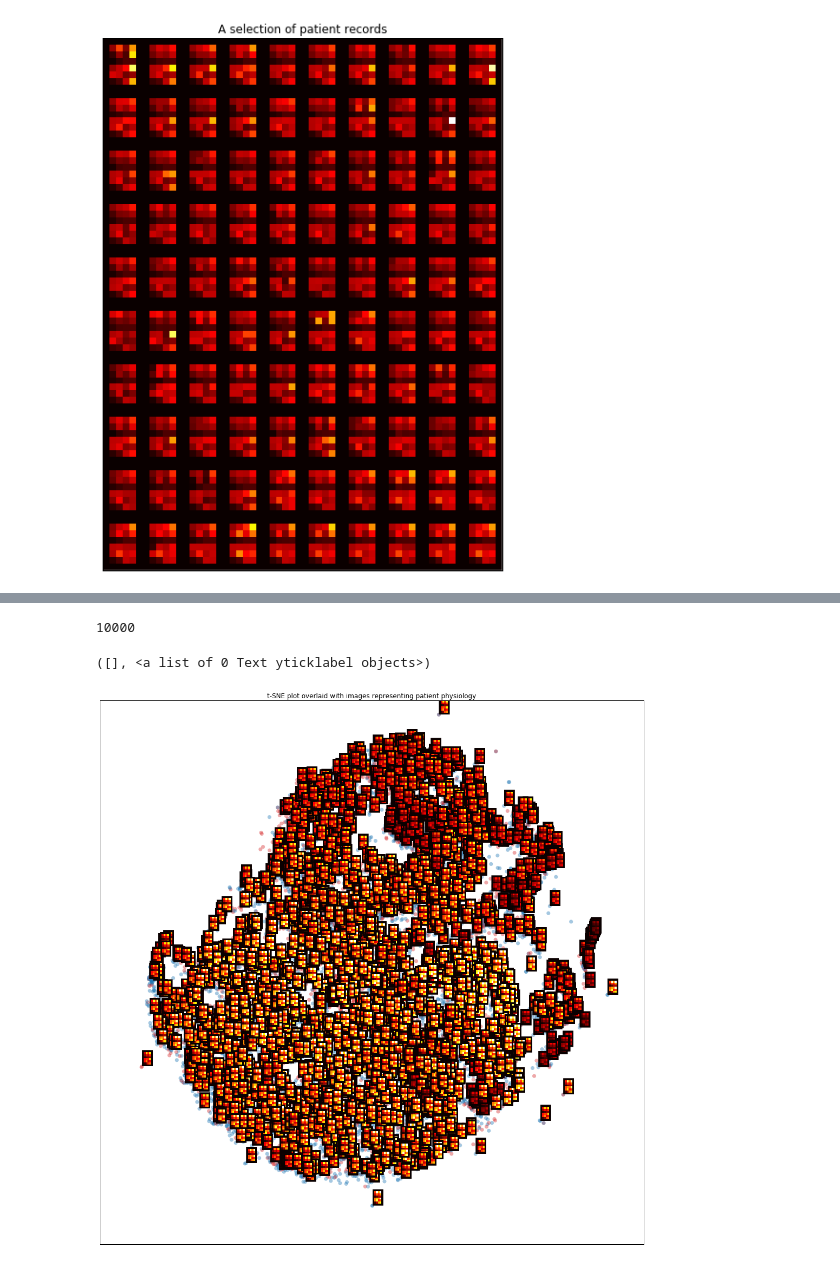
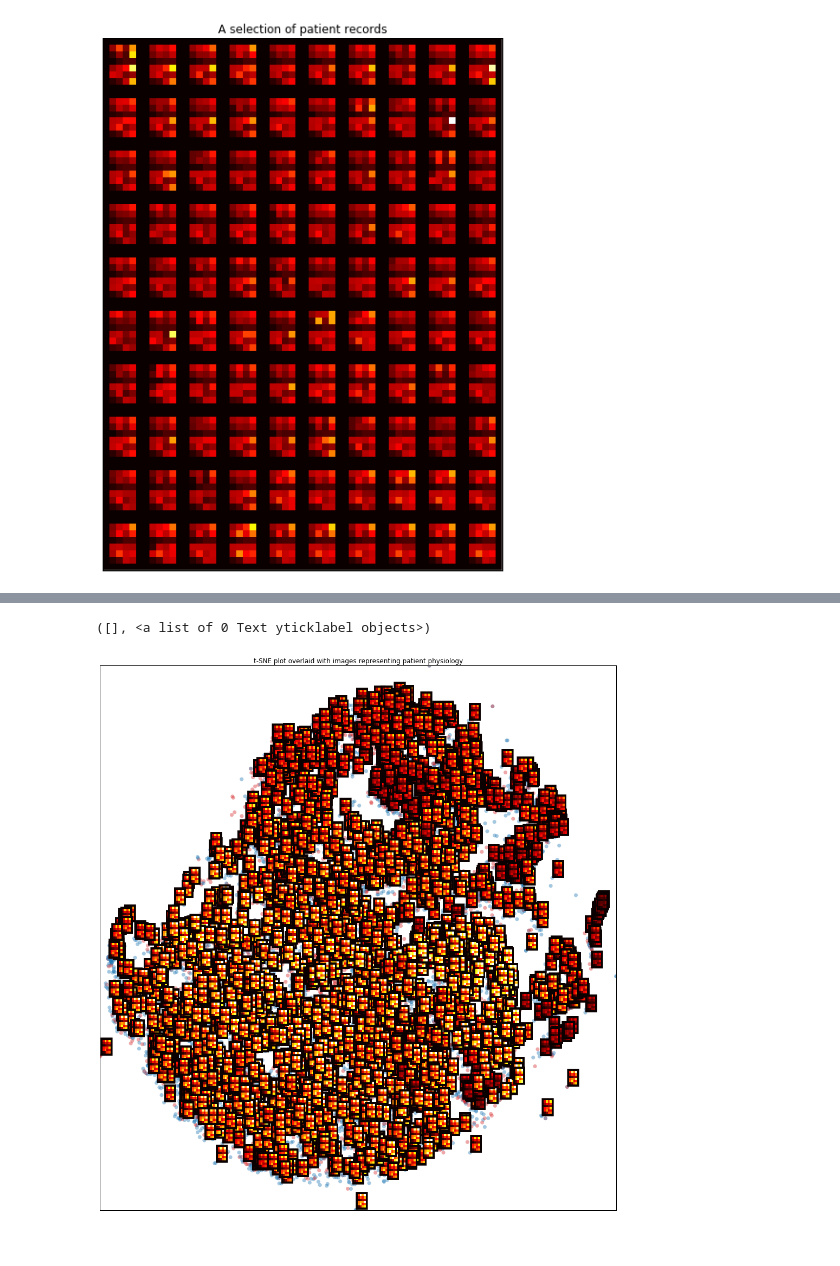
Before and after one commit to MIT-LCP/mimic-iii-paper, a Jupyter notebook: notebooks/tsne-vis.ipynb, the cells around one changed output, grey strips where cells are left out. Cells and saved outputs as stored; diff of their text form; code cells hidden in the pictures.

Commit message:
define physbox

```diff
--- a/notebooks/tsne-vis.ipynb
+++ b/notebooks/tsne-vis.ipynb
@@ -226,37 +245,36 @@ plt.yticks([])
-# %%
-len(phys.index)
-# %% [output]
-10000
 # %%
 # As before, but overlay images
 
 # scatter plot
 fig, ax = plt.subplots(figsize=(18, 18))
-ax.axis([-10, 10, -10, 10])
+ax.axis([phys['X_tsne1'].min(), phys['X_tsne1'].max(),
+         phys['X_tsne2'].min(), phys['X_tsne2'].max()])
 col = np.array(tableau20)[[phys.label]]
 ax.scatter(phys['X_tsne1'], phys['X_tsne2'],
             facecolor=col, edgecolor='None', marker='o', s=50,cmap=plt.cm.get_cmap("jet", 10),
             alpha=0.4,zorder=1)
 
 # overlay images
 cols=int(np.floor(np.sqrt(len(physvars))))
 rows=int(np.ceil(len(physvars)/np.float(cols)))
 dims=(rows+2,cols+2)
 physvec=np.zeros(cols*rows)
 
 for i in range(0,len(phys.index)):
     if i%4==0:
         x=phys['X_tsne1'].iloc[i]
+        x2=x+cols/10.
         y=phys['X_tsne2'].iloc[i]
+        y2=y+rows/10.
         physvec[:len(physvars)] = phys[physvars].iloc[i].values
         # physvec = physvec/1000 # scale
         physbox[1:-1,1:-1]=physvec.reshape((dims[0]-2,dims[1]-2))
-        ax.imshow(physbox,extent=[x,x+cols/10.,y,y+rows/10.],zorder=2,
+        ax.imshow(physbox,extent=[x,x2,y,y2],zorder=2,
                   cmap="hot",interpolation="none")
 
 plt.title('t-SNE plot overlaid with images representing patient physiology')
 plt.xticks([])
 plt.yticks([])
 # %% [output]
 ([], <a list of 0 Text yticklabel objects>)
-[figure, old version]
+[figure, new version]
```
Also changed, not shown: parts of 3 cells of this notebook.
